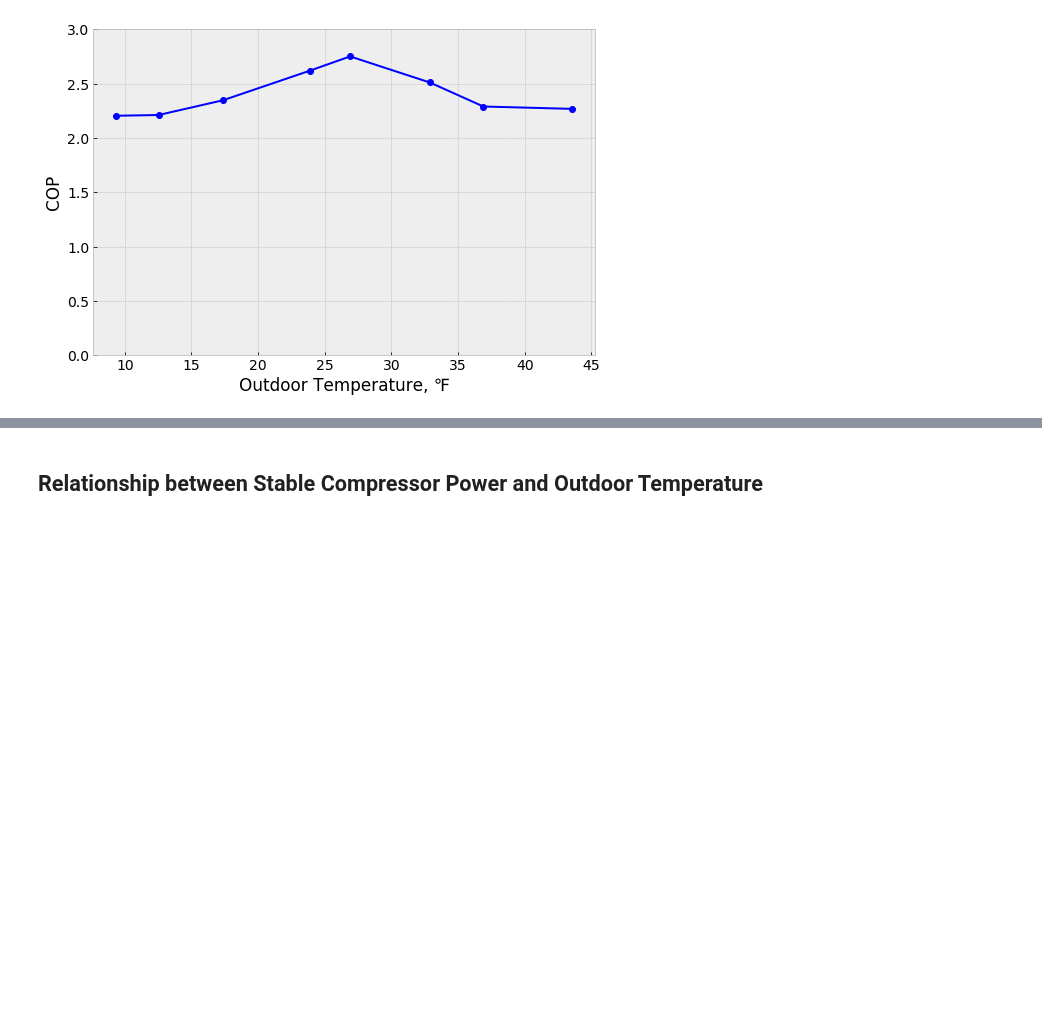
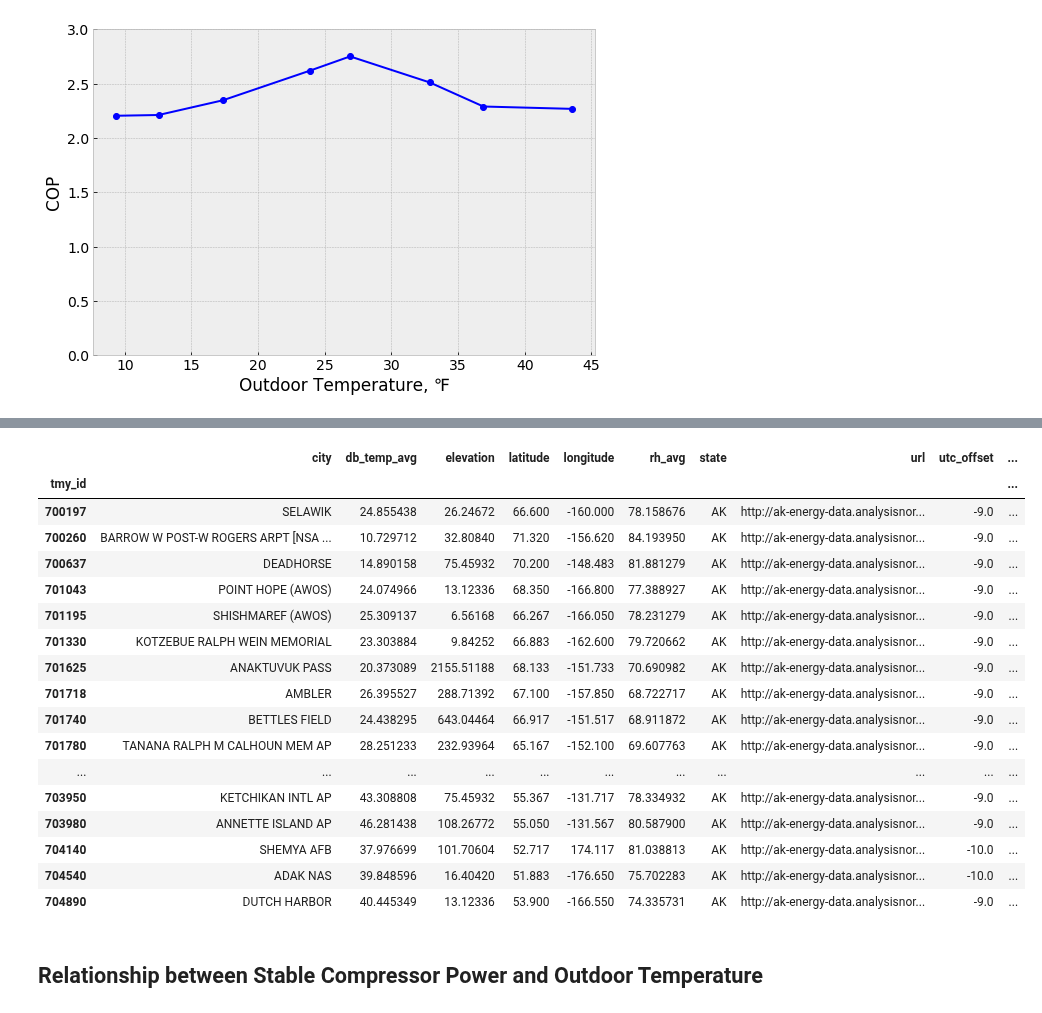
Before and after one commit to alanmitchell/heat-pump-study, a Jupyter notebook: field_studies/kaluza/kaluza.ipynb, the cells around one changed output, grey strips where cells are left out. Saved outputs shown, nothing was run; the diff lists cells and outputs as text; code cells hidden in the pictures; blank space fills up the shorter version.

```diff
--- a/field_studies/kaluza/kaluza.ipynb
+++ b/field_studies/kaluza/kaluza.ipynb
@@ -389,3 +461,25 @@ dfr.to_pickle('temp_cop_kaluza.pkl')
+# %%
+df = get_df('wx/tmy3/proc/tmy3_meta.pkl')
+df
+# %% [output]
+|  | city | db_temp_avg | elevation | latitude | longitude | rh_avg | state | url | utc_offset | ... |
+| tmy_id |  |  |  |  |  |  |  |  |  | ... |
+| 700197 | SELAWIK | 24.855438 | 26.24672 | 66.600 | -160.000 | 78.158676 | AK | http://ak-energy-data.analysisnor... | -9.0 | ... |
+| 700260 | BARROW W POST-W ROGERS ARPT [NSA ... | 10.729712 | 32.80840 | 71.320 | -156.620 | 84.193950 | AK | http://ak-energy-data.analysisnor... | -9.0 | ... |
+| 700637 | DEADHORSE | 14.890158 | 75.45932 | 70.200 | -148.483 | 81.881279 | AK | http://ak-energy-data.analysisnor... | -9.0 | ... |
+| 701043 | POINT HOPE (AWOS) | 24.074966 | 13.12336 | 68.350 | -166.800 | 77.388927 | AK | http://ak-energy-data.analysisnor... | -9.0 | ... |
+| 701195 | SHISHMAREF (AWOS) | 25.309137 | 6.56168 | 66.267 | -166.050 | 78.231279 | AK | http://ak-energy-data.analysisnor... | -9.0 | ... |
+| 701330 | KOTZEBUE RALPH WEIN MEMORIAL | 23.303884 | 9.84252 | 66.883 | -162.600 | 79.720662 | AK | http://ak-energy-data.analysisnor... | -9.0 | ... |
+| 701625 | ANAKTUVUK PASS | 20.373089 | 2155.51188 | 68.133 | -151.733 | 70.690982 | AK | http://ak-energy-data.analysisnor... | -9.0 | ... |
+| 701718 | AMBLER | 26.395527 | 288.71392 | 67.100 | -157.850 | 68.722717 | AK | http://ak-energy-data.analysisnor... | -9.0 | ... |
+| 701740 | BETTLES FIELD | 24.438295 | 643.04464 | 66.917 | -151.517 | 68.911872 | AK | http://ak-energy-data.analysisnor... | -9.0 | ... |
+| 701780 | TANANA RALPH M CALHOUN MEM AP | 28.251233 | 232.93964 | 65.167 | -152.100 | 69.607763 | AK | http://ak-energy-data.analysisnor... | -9.0 | ... |
+| ... | ... | ... | ... | ... | ... | ... | ... | ... | ... | ... |
+| 703950 | KETCHIKAN INTL AP | 43.308808 | 75.45932 | 55.367 | -131.717 | 78.334932 | AK | http://ak-energy-data.analysisnor... | -9.0 | ... |
+| 703980 | ANNETTE ISLAND AP | 46.281438 | 108.26772 | 55.050 | -131.567 | 80.587900 | AK | http://ak-energy-data.analysisnor... | -9.0 | ... |
+| 704140 | SHEMYA AFB | 37.976699 | 101.70604 | 52.717 | 174.117 | 81.038813 | AK | http://ak-energy-data.analysisnor... | -10.0 | ... |
+| 704540 | ADAK NAS | 39.848596 | 16.40420 | 51.883 | -176.650 | 75.702283 | AK | http://ak-energy-data.analysisnor... | -10.0 | ... |
+| 704890 | DUTCH HARBOR | 40.445349 | 13.12336 | 53.900 | -166.550 | 74.335731 | AK | http://ak-energy-data.analysisnor... | -9.0 | ... |
 # %% [markdown]
 ## Relationship between Stable Compressor Power and Outdoor Temperature
 # %%
```
Also changed, not shown: parts of 7 cells of this notebook.
